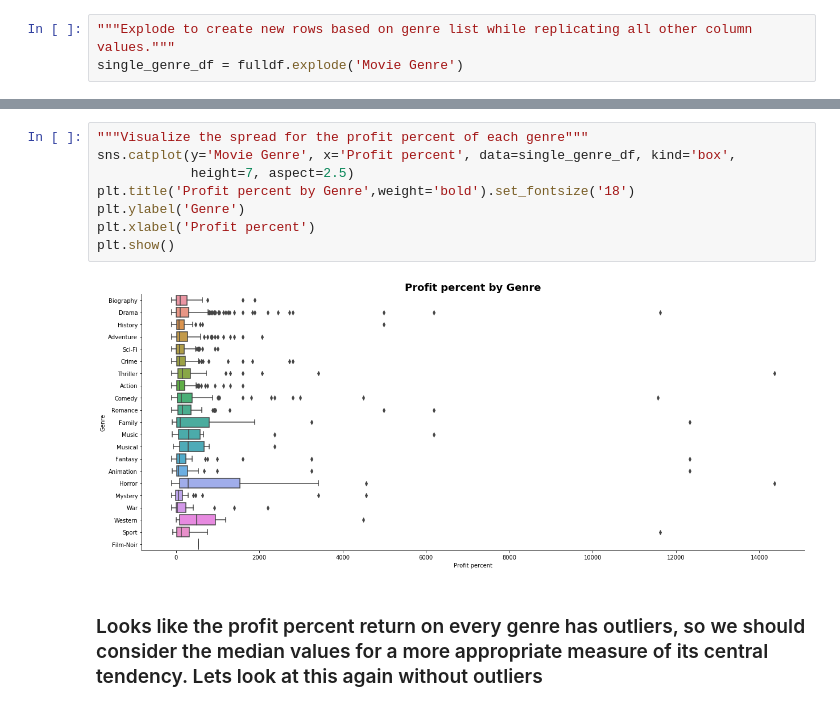
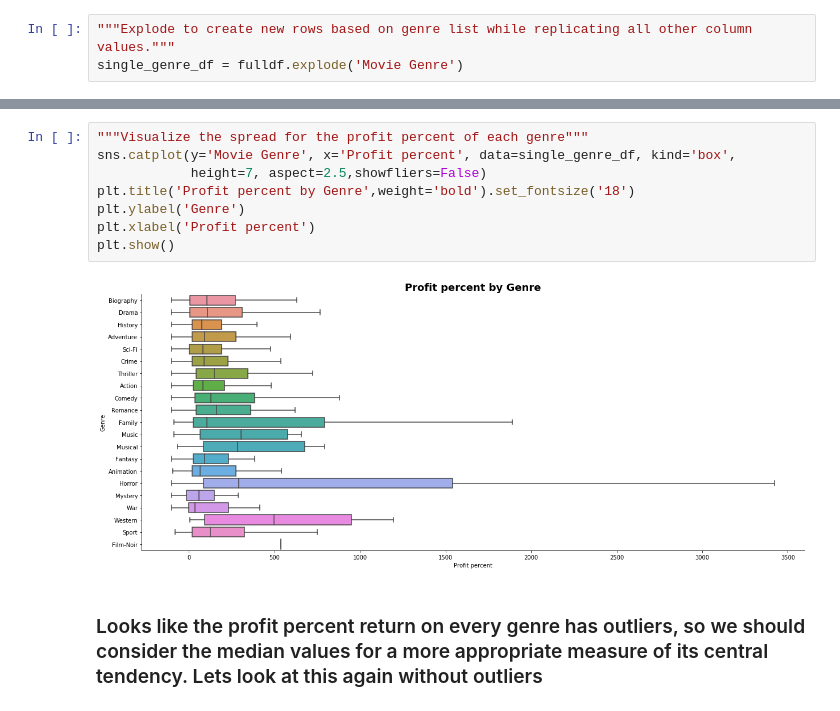
Before and after one commit to naik-sachin/project1, a Jupyter notebook: Notebooks/Visualization.ipynb, the cells around one changed output, grey strips where cells are left out. Cells and saved outputs as stored; diff of their text form.

```diff
--- a/Notebooks/Visualization.ipynb
+++ b/Notebooks/Visualization.ipynb
@@ -177,13 +163,13 @@ single_genre_df.head()# Display the Data to make sure its as desired.
 # %%
 """Visualize the spread for the profit percent of each genre"""
 sns.catplot(y='Movie Genre', x='Profit percent', data=single_genre_df, kind='box',
-            height=7, aspect=2.5)
+            height=7, aspect=2.5,showfliers=False)
 plt.title('Profit percent by Genre',weight='bold').set_fontsize('18')
 plt.ylabel('Genre')
 plt.xlabel('Profit percent')
 plt.show()
 # %% [output]
-[figure, old version]
+[figure, new version]
 # %% [markdown]
 ### Looks like the profit percent return on every genre has outliers, so we should consider the median values for a more appropriate measure of its central tendency. Lets look at this again without outliers
 # %%
```
Also changed, not shown: parts of 5 cells of this notebook.
